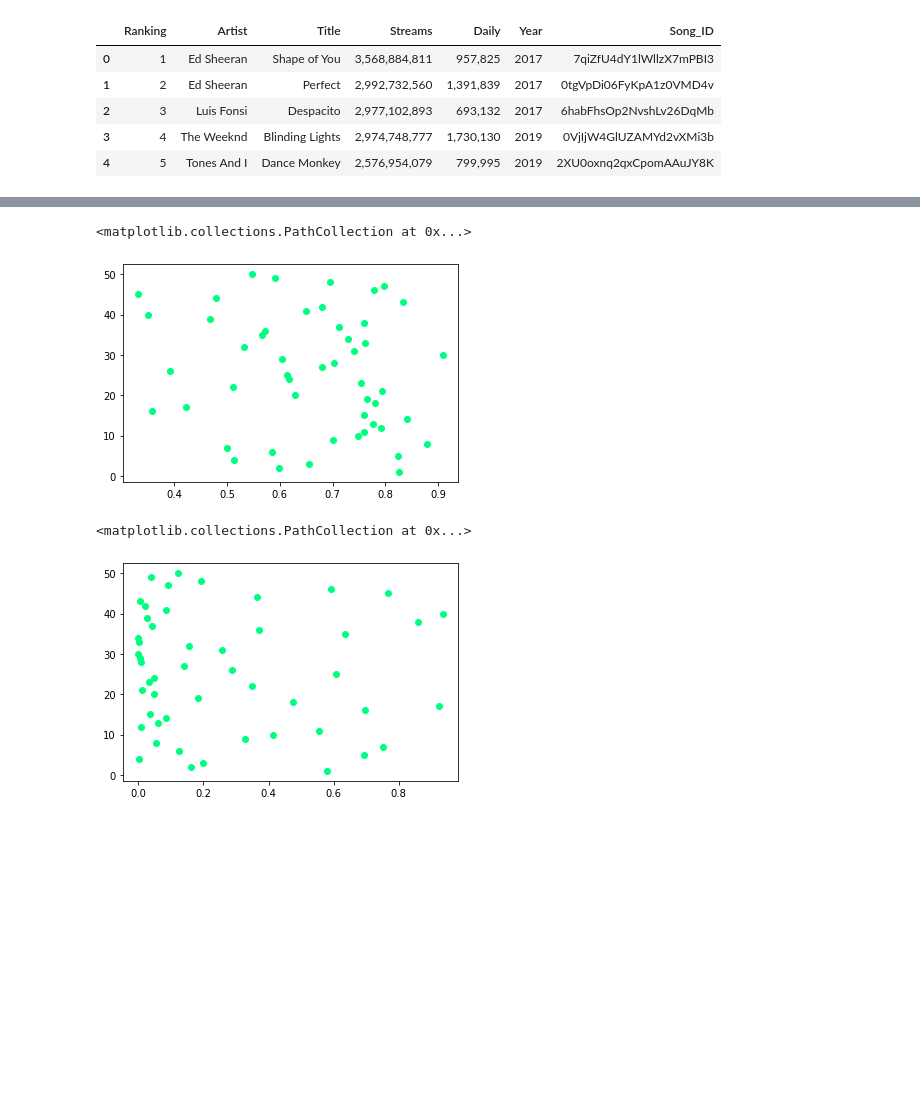
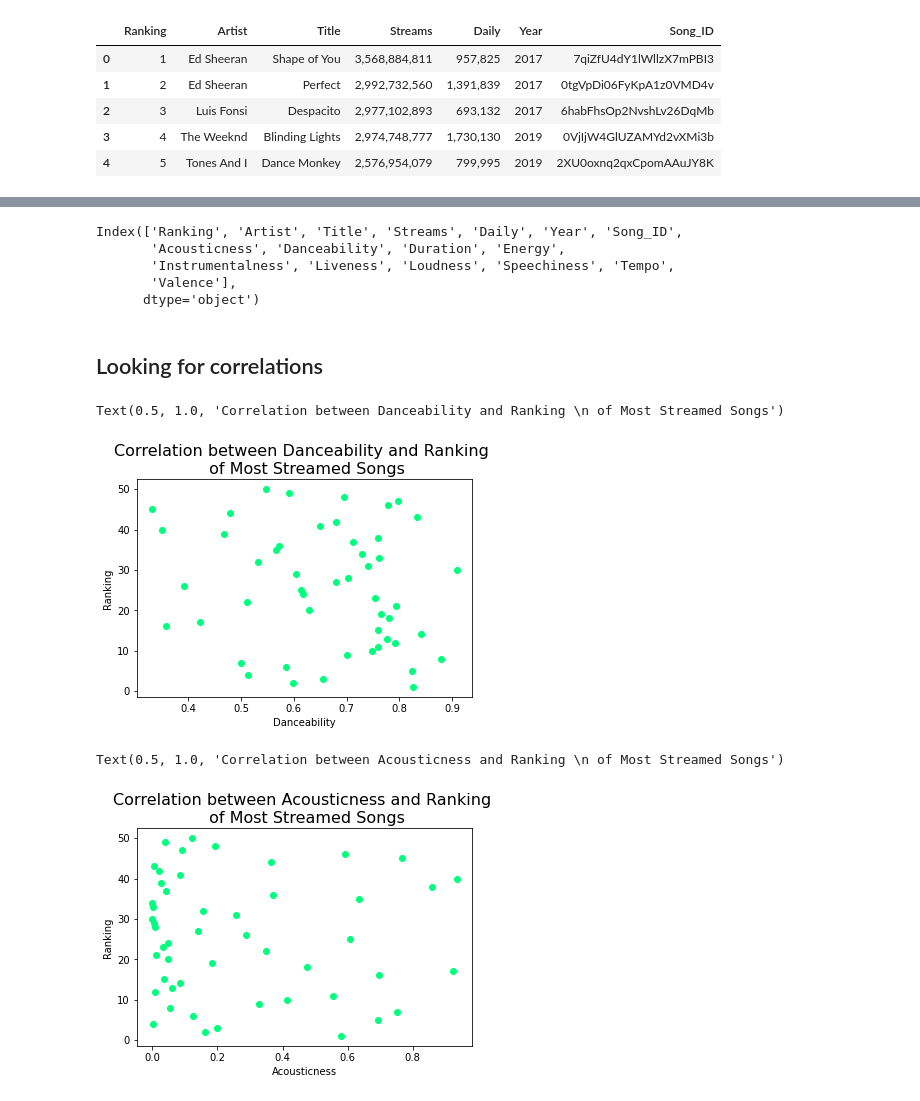
Before and after one commit to dianaagustinaf/spotidata-project, a Jupyter notebook: 1-most-streamed-songs.ipynb, the cells around one changed output, grey strips where cells are left out. Drawn from its saved outputs; the diff is of its cells as text; code cells hidden in the pictures; blank space fills up the shorter version.

Commit message:
add plots and analysis

```diff
--- a/1-most-streamed-songs.ipynb
+++ b/1-most-streamed-songs.ipynb
@@ -436,0 +424,8 @@ columns_analysis = ['Acousticness', 'Danceability', 'Duration', 'Energy',
+# %%
+songs_analysed.columns
+# %% [output]
+Index(['Ranking', 'Artist', 'Title', 'Streams', 'Daily', 'Year', 'Song_ID',
+       'Acousticness', 'Danceability', 'Duration', 'Energy',
+       'Instrumentalness', 'Liveness', 'Loudness', 'Speechiness', 'Tempo',
+       'Valence'],
+      dtype='object')
@@ -437,13 +435,25 @@ columns_analysis = ['Acousticness', 'Danceability', 'Duration', 'Energy',
+# %% [markdown]
+## Looking for correlations
 # %%
 #plots
 plt.scatter(songs_analysed["Danceability"], songs_analysed["Ranking"], marker="o", color="springgreen")
+plt.xlabel("Danceability")
+plt.ylabel("Ranking")
+fontdict = {'fontsize': 16}
+plt.title("Correlation between Danceability and Ranking \n of Most Streamed Songs", fontdict=fontdict)
+#no correlation
 # %% [output]
-<matplotlib.collections.PathCollection at 0x...>
+Text(0.5, 1.0, 'Correlation between Danceability and Ranking \n of Most Streamed Songs')
-[figure, old version]
+[figure, new version]
 # %%
 plt.scatter(songs_analysed["Acousticness"], songs_analysed["Ranking"], marker="o", color="springgreen")
+plt.xlabel("Acousticness")
+plt.ylabel("Ranking")
+fontdict = {'fontsize': 16}
+plt.title("Correlation between Acousticness and Ranking \n of Most Streamed Songs", fontdict=fontdict)
+#no correlation
 # %% [output]
-<matplotlib.collections.PathCollection at 0x...>
+Text(0.5, 1.0, 'Correlation between Acousticness and Ranking \n of Most Streamed Songs')
-[figure, old version]
+[figure, new version]
 # %%
 plt.scatter(songs_analysed["Valence"], songs_analysed["Ranking"], marker="o", color="springgreen")
```
Also changed, not shown: parts of 39 cells of this notebook, 5 other files.
